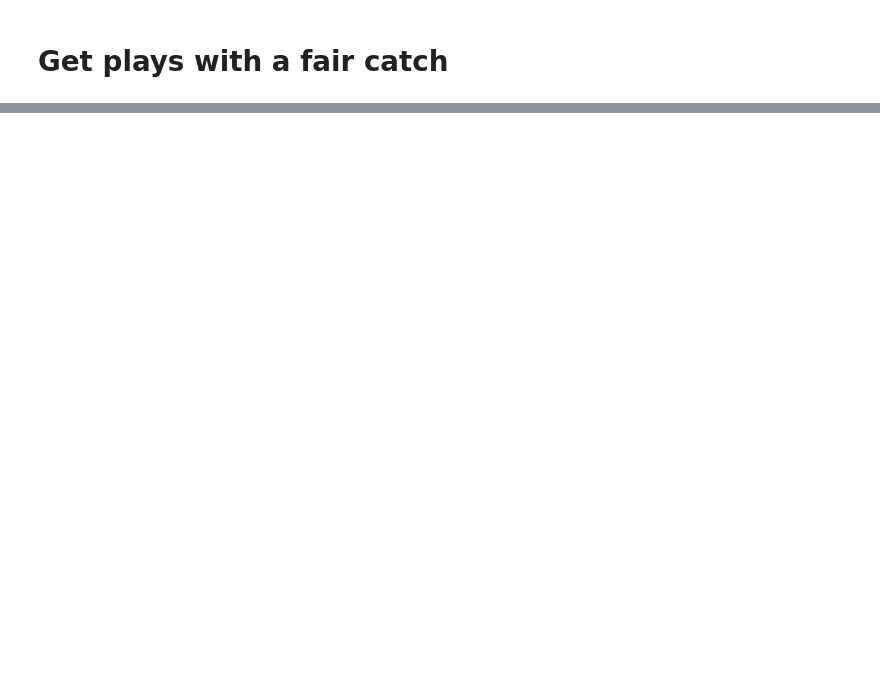
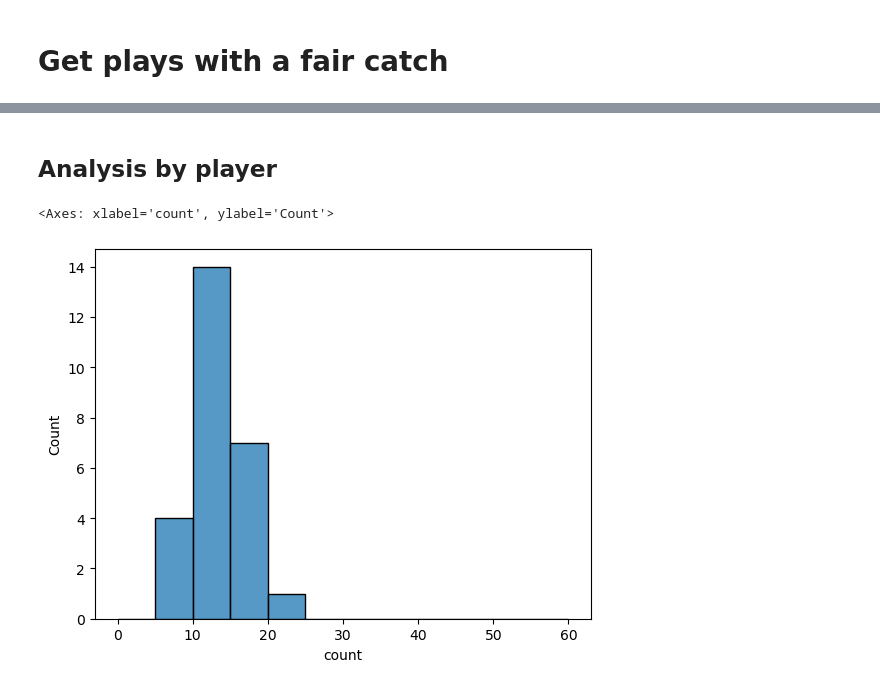
Before and after one commit to pschlais/kaggle_nfl_bdb_2022, a Jupyter notebook: 4_FairCatchPlayPrep.ipynb, the cells around one changed output, grey strips where cells are left out. Saved outputs shown, nothing was run; the diff lists cells and outputs as text; code cells hidden in the pictures; blank space fills up the shorter version.

```diff
--- a/4_FairCatchPlayPrep.ipynb
+++ b/4_FairCatchPlayPrep.ipynb
@@ -173,0 +80,4 @@ nfl_bdb22.prep_get_modeling_frames(track_df,
+# %%
+yardage_pred = model.predict(X=feature_df.drop(columns=['gameId','playId','frameId']))
+# attach gameId, playId, and frameId back to prediction
+predict_df = feature_df[['gameId','playId','frameId']].assign(pry_pred=yardage_pred).reset_index(drop=True)
@@ -173,0 +114,22 @@ nfl_bdb22.prep_get_modeling_frames(track_df,
+# %%
+puntreturn_df = (
+    predict_df
+    # get returner nflId
+    .merge(play_df[['gameId','playId','possessionTeam','returnerId']],
+           how='inner',
+           on=['gameId', 'playId'])
+    .assign(returnerId=lambda df_: pd.to_numeric(df_.returnerId))
+    # get team information
+    .merge(game_df[['gameId','homeTeamAbbr','visitorTeamAbbr','season','week']],
+           how='inner',
+           on=['gameId'])
+    # set the returning team - the opposite of the possesion team (defined as the one kicking/punting the ball)
+    .assign(receivingTeam=lambda df_: np.where(df_.possessionTeam==df_.homeTeamAbbr, df_.visitorTeamAbbr, df_.homeTeamAbbr))
+    .drop(columns=['homeTeamAbbr', 'visitorTeamAbbr'])
+    # add returner name
+    .merge(player_df[['nflId', 'displayName']],
+           how='left',
+           left_on='returnerId',
+           right_on='nflId')
+    .drop(columns='returnerId')
+)
@@ -173,0 +152,15 @@ nfl_bdb22.prep_get_modeling_frames(track_df,
+# %% [markdown]
+## Analysis by player
+# %%
+min_faircatch_threshold = 8
+# %%
+player_analysis_df = (
+    puntreturn_df
+    .groupby('displayName')
+     .filter(lambda x: x.displayName.count() >= min_faircatch_threshold)
+)
+# %%
+sns.histplot(player_analysis_df['displayName'].value_counts(), bins=range(0,61,5))
+# %% [output]
+<Axes: xlabel='count', ylabel='Count'>
+[figure, added]
```
Also changed, not shown: parts of 31 cells of this notebook, 38 other files.
